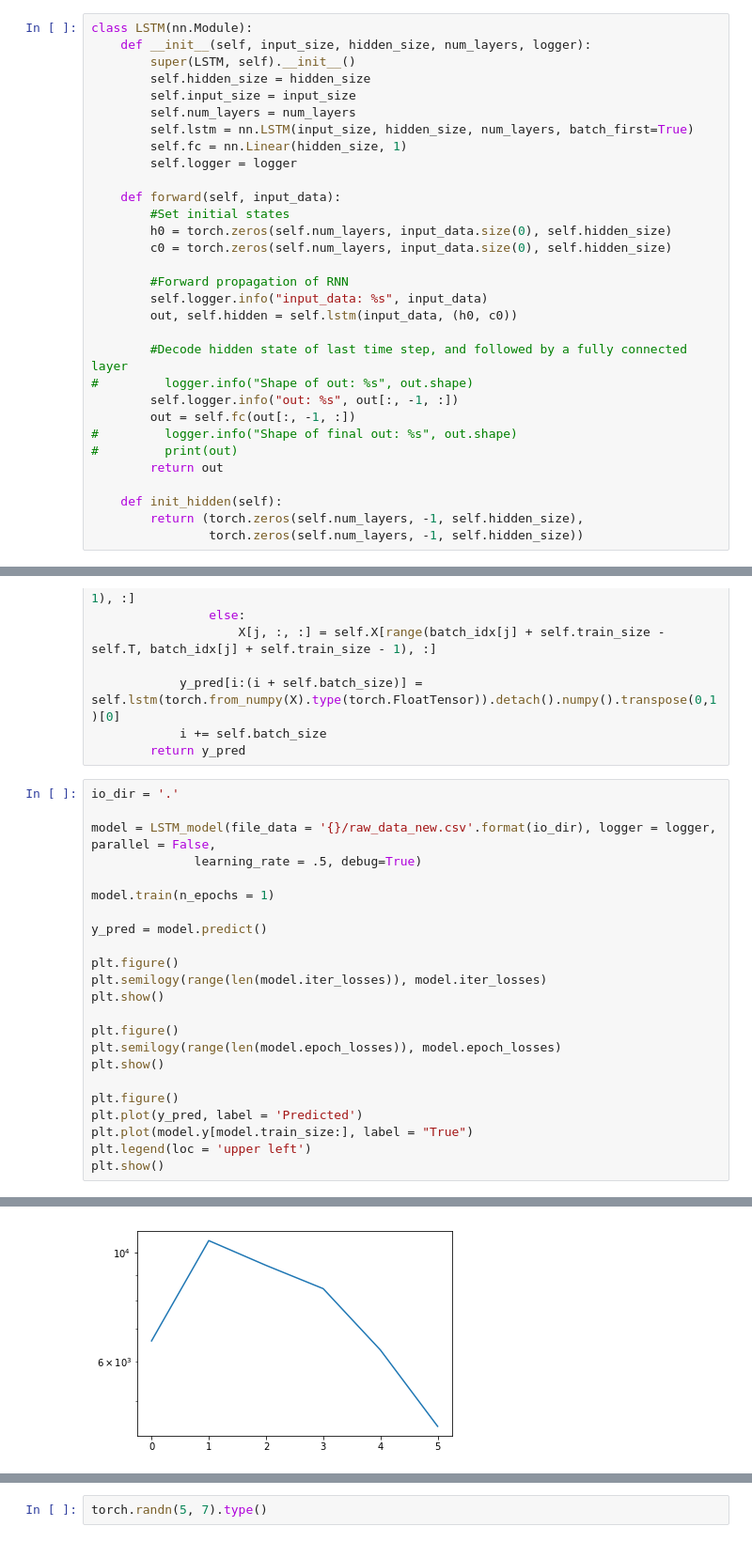
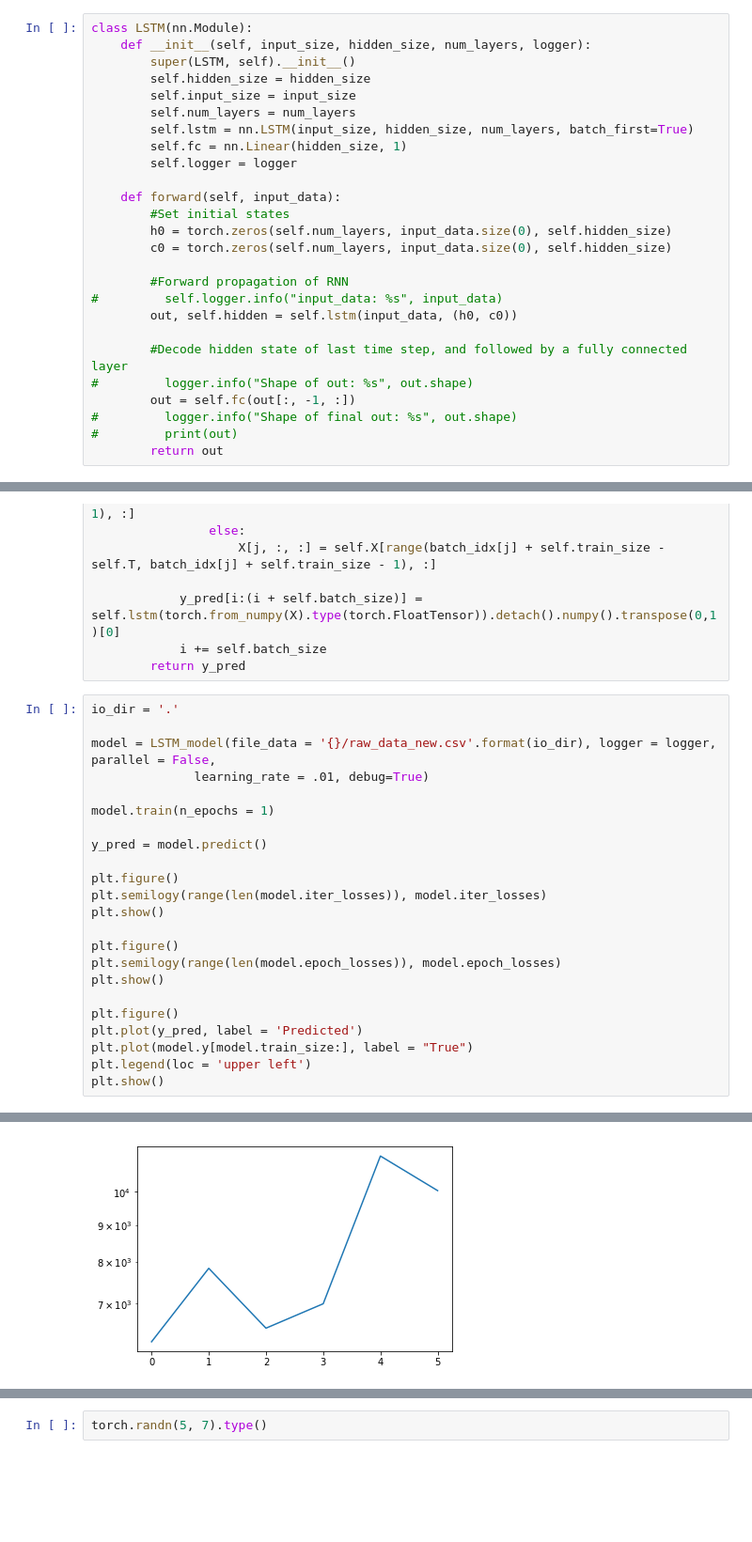
Before and after one commit to luoweimeng/Air-Quality, a Jupyter notebook: LSTM_pytorch.ipynb, the cells around one changed output, grey strips where cells are left out. Shown at 94% size. Saved outputs shown, nothing was run; the diff lists cells and outputs as text; blank space fills up the shorter version.

```diff
--- a/LSTM_pytorch.ipynb
+++ b/LSTM_pytorch.ipynb
@@ -37,20 +37,15 @@ class LSTM(nn.Module):
         c0 = torch.zeros(self.num_layers, input_data.size(0), self.hidden_size)
 
         #Forward propagation of RNN
-        self.logger.info("input_data: %s", input_data)
+#         self.logger.info("input_data: %s", input_data)
         out, self.hidden = self.lstm(input_data, (h0, c0))
 
         #Decode hidden state of last time step, and followed by a fully connected layer
 #         logger.info("Shape of out: %s", out.shape)
-        self.logger.info("out: %s", out[:, -1, :])
         out = self.fc(out[:, -1, :])
 #         logger.info("Shape of final out: %s", out.shape)
 #         print(out)
         return out
-
-    def init_hidden(self):
-        return (torch.zeros(self.num_layers, -1, self.hidden_size),
-                torch.zeros(self.num_layers, -1, self.hidden_size))
 # %%
 # Train the model
 class LSTM_model:
@@ -166,7 +161,7 @@ class LSTM_model:
 io_dir = '.'
 
 model = LSTM_model(file_data = '{}/raw_data_new.csv'.format(io_dir), logger = logger, parallel = False,
-              learning_rate = .5, debug=True)
+              learning_rate = .01, debug=True)
 
 model.train(n_epochs = 1)
 
@@ -258,2 +253,2 @@ Missing in data: 0.
-[figure, old version]
+[figure, new version]
 [figure]
```
Also changed, not shown: parts of 1 cell of this notebook, 1 other file.
